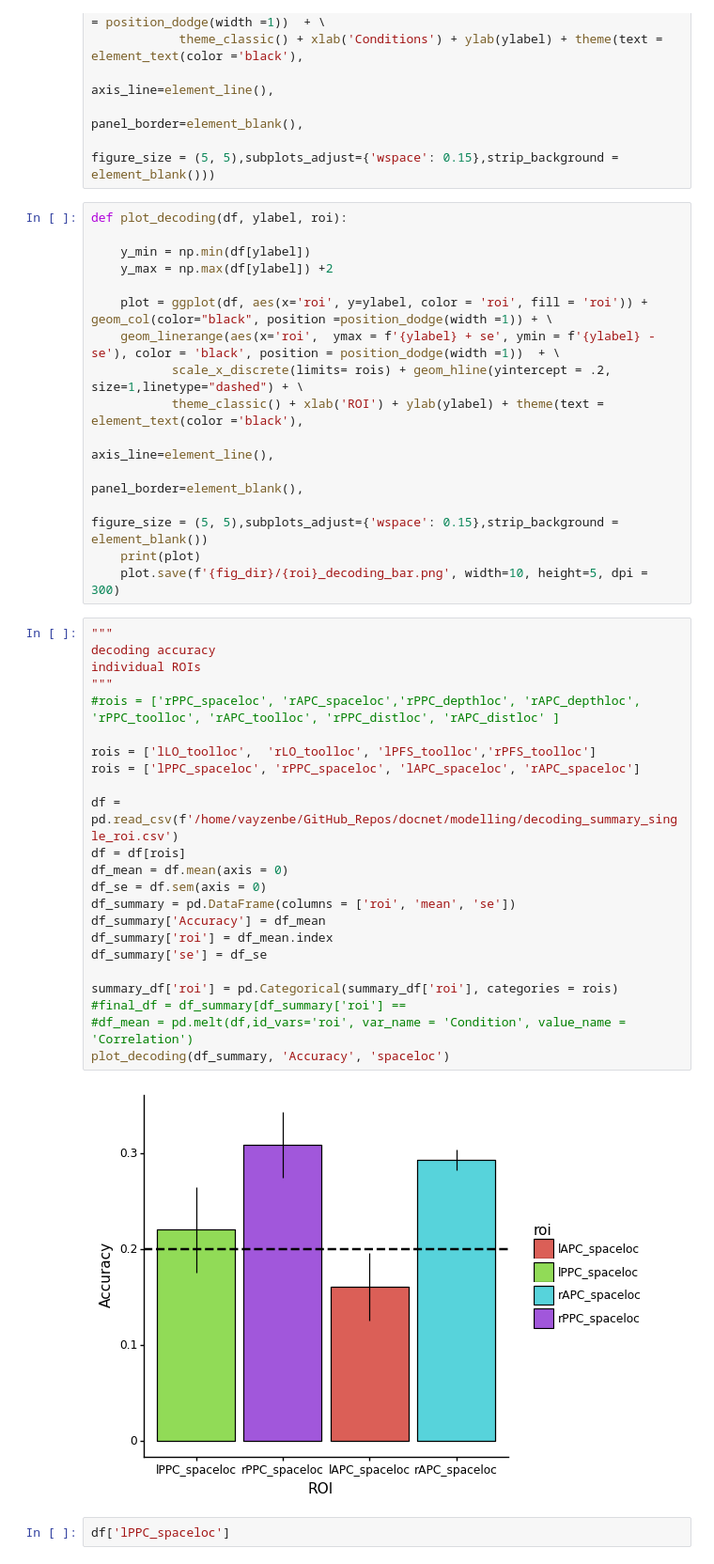
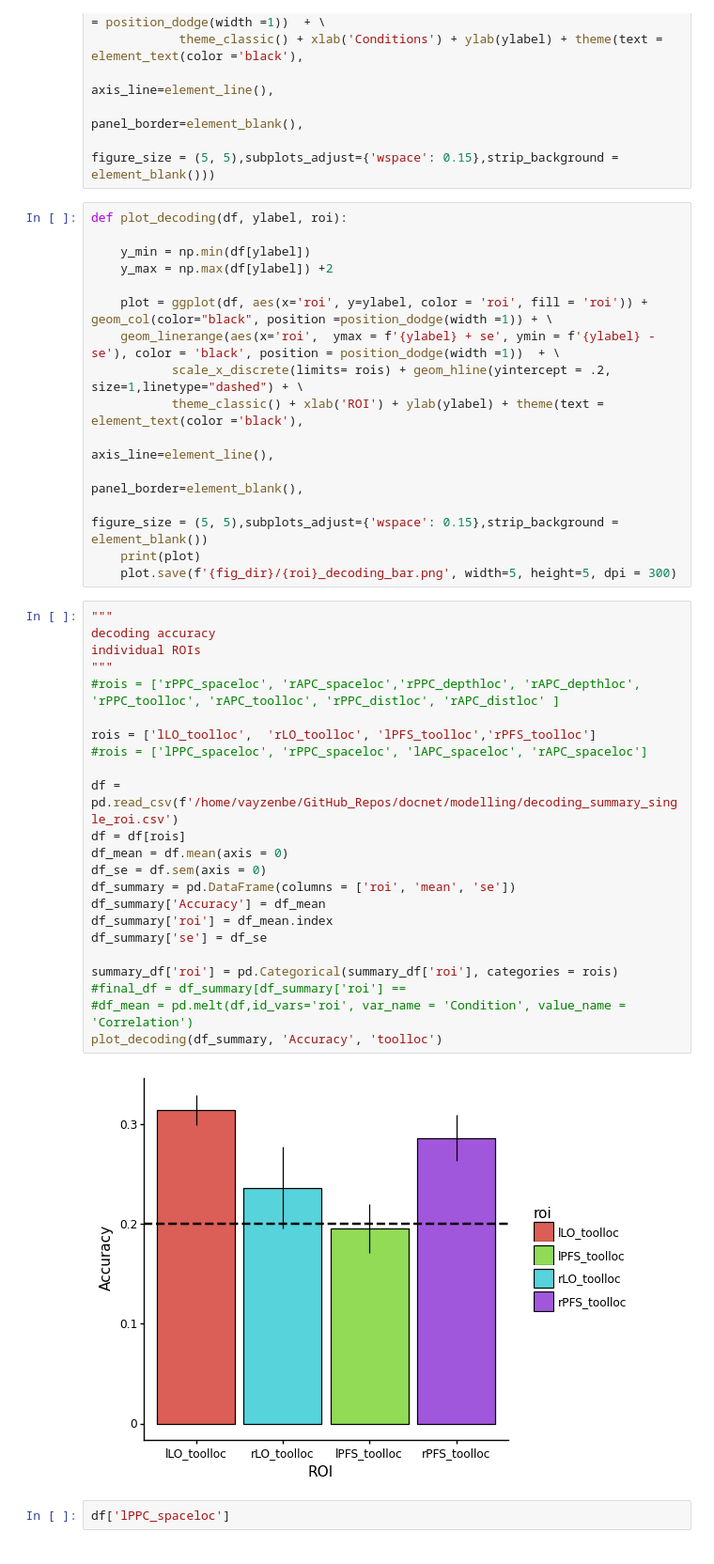
Before and after one commit to vayzenb/docnet, a Jupyter notebook: fmri/exp2_create_figures.ipynb, the cells around one changed output. Shown at 94% size. Saved outputs shown, nothing was run; the diff lists cells and outputs as text.

```diff
--- a/fmri/exp2_create_figures.ipynb
+++ b/fmri/exp2_create_figures.ipynb
@@ -56,32 +56,32 @@ def plot_decoding(df, ylabel, roi):
                                                                           panel_border=element_blank(),
                                                                           figure_size = (5, 5),subplots_adjust={'wspace': 0.15},strip_background = element_blank())
     print(plot)
-    plot.save(f'{fig_dir}/{roi}_decoding_bar.png', width=10, height=5, dpi = 300)
+    plot.save(f'{fig_dir}/{roi}_decoding_bar.png', width=5, height=5, dpi = 300)
 # %%
 """
 decoding accuracy
 individual ROIs
 """
 #rois = ['rPPC_spaceloc', 'rAPC_spaceloc','rPPC_depthloc', 'rAPC_depthloc', 'rPPC_toolloc', 'rAPC_toolloc', 'rPPC_distloc', 'rAPC_distloc' ]
 
 rois = ['lLO_toolloc',  'rLO_toolloc', 'lPFS_toolloc','rPFS_toolloc']
-rois = ['lPPC_spaceloc', 'rPPC_spaceloc', 'lAPC_spaceloc', 'rAPC_spaceloc']
+#rois = ['lPPC_spaceloc', 'rPPC_spaceloc', 'lAPC_spaceloc', 'rAPC_spaceloc']
 
 df = pd.read_csv(f'/home/vayzenbe/GitHub_Repos/docnet/modelling/decoding_summary_single_roi.csv')
 df = df[rois]
 df_mean = df.mean(axis = 0)
 df_se = df.sem(axis = 0)
 df_summary = pd.DataFrame(columns = ['roi', 'mean', 'se'])
 df_summary['Accuracy'] = df_mean
 df_summary['roi'] = df_mean.index
 df_summary['se'] = df_se
 
 summary_df['roi'] = pd.Categorical(summary_df['roi'], categories = rois)
 #final_df = df_summary[df_summary['roi'] ==
 #df_mean = pd.melt(df,id_vars='roi', var_name = 'Condition', value_name = 'Correlation')
-plot_decoding(df_summary, 'Accuracy', 'spaceloc')
+plot_decoding(df_summary, 'Accuracy', 'toolloc')
 # %% [output]
-[figure, old version]
+[figure, new version]
 # %%
 df['lPPC_spaceloc']
 # %% [output]
```
Also changed, not shown: parts of 5 cells of this notebook, 8 other files.
